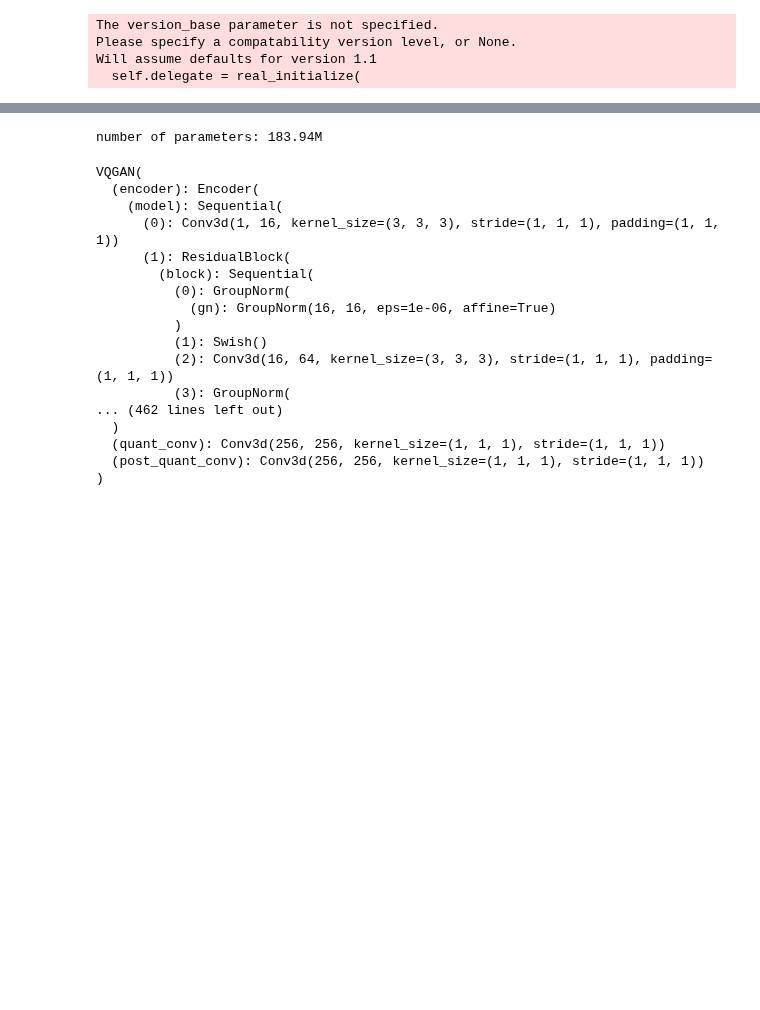
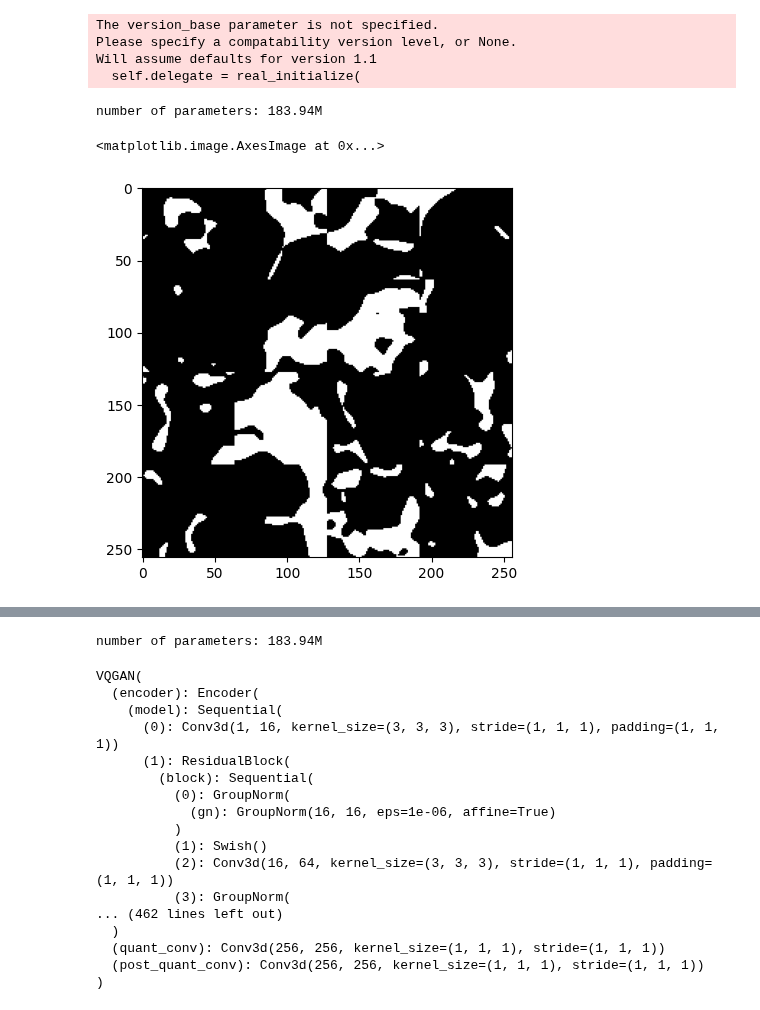
Before and after one commit to ZihanRen/poretransformer, a Jupyter notebook: lpu3dnet/eval/transformer_explore.ipynb, the cells around one changed output, grey strips where cells are left out. Saved outputs shown, nothing was run; the diff lists cells and outputs as text; code cells hidden in the pictures; blank space fills up the shorter version.

Commit message:
OOP of transformer sampling - 0606

```diff
--- a/lpu3dnet/eval/transformer_explore.ipynb
+++ b/lpu3dnet/eval/transformer_explore.ipynb
@@ -20,3 +20,49 @@ The version_base parameter is not specified.
 Please specify a compatability version level, or None.
 Will assume defaults for version 1.1
   self.delegate = real_initialize(
+# %%
+from lpu3dnet.inference import block_generation
+
+device = torch.device("cuda" if torch.cuda.is_available() else "cpu")
+
+block_generator = block_generation.Block_generator_stochastic(
+    cfg_dataset,
+    cfg_vqgan,
+    cfg_transformer,
+    epoch_vqgan=25,
+    epoch_transformer=100,
+    device = device,
+    volume_dimension=4
+    )
+
+block_generator.generate_block()
+# %% [output]
+number of parameters: 183.94M
+# %%
+import numpy as np
+
+def get_volume_shape(ds_spatial):
+    max_i, max_j, max_k = 0, 0, 0
+    for ijk in ds_spatial.keys():
+        i, j, k = ijk
+        max_i = max(max_i, i)
+        max_j = max(max_j, j)
+        max_k = max(max_k, k)
+    return max_i + 1, max_j + 1, max_k + 1
+
+def assemble_volume(ds_spatial):
+    volume_shape = get_volume_shape(ds_spatial)
+    volume = np.zeros((volume_shape[0] * 64, volume_shape[1] * 64, volume_shape[2] * 64))
+
+    for ijk, data in ds_spatial.items():
+        i, j, k = ijk
+        image = data['img']
+        volume[i*64:(i+1)*64, j*64:(j+1)*64, k*64:(k+1)*64] = image
+
+    return volume
+
+volume = assemble_volume(block_generator.ds_spatial)
+plt.imshow(volume[:,20,:], cmap='gray')
+# %% [output]
+<matplotlib.image.AxesImage at 0x...>
+[figure, added]
```
Also changed, not shown: parts of 6 cells of this notebook, 1 other file.
